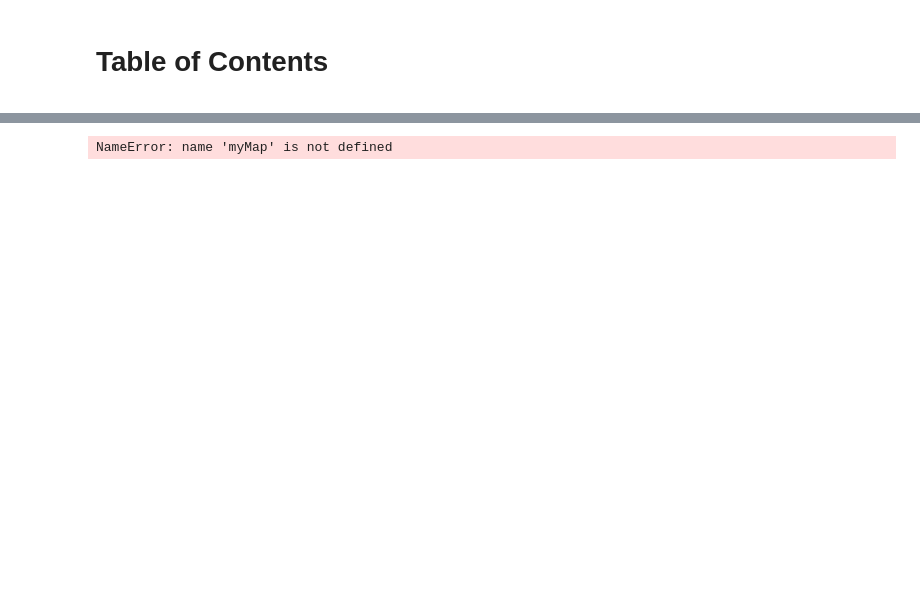
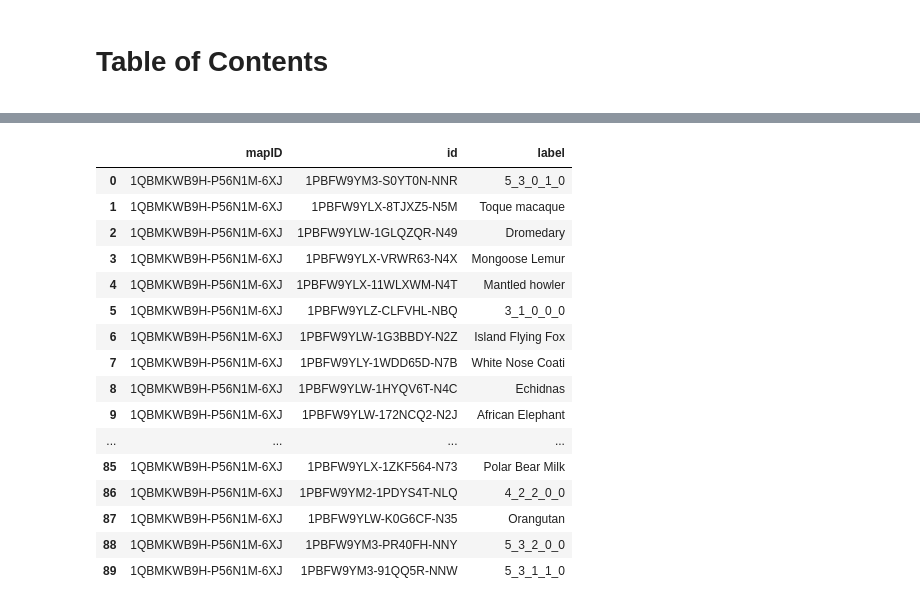
Before and after one commit to mateolan/CMAPpy, a Jupyter notebook: CMAPy.ipynb, the cells around one changed output, grey strips where cells are left out. Cells and saved outputs as stored; diff of their text form; code cells hidden in the pictures; blank space fills up the shorter version.

```diff
--- a/CMAPy.ipynb
+++ b/CMAPy.ipynb
@@ -684,18 +699,42 @@ myMap = CMAP(cmapID='1QBMKWB9H-P56N1M-6XJ') # '1W46SJ7J7-CZ2M5Y-3MW')
 # %%
 #myMap.resMetaPeopleDF()
 #print(myMap.dfResMetaPeople)
 # df= myMap.getResMetaPeople().iloc[:,3:7]
 # display(df)
 # newdf = df[(df.role == 'dc:creator'.split(':')[-1])].iloc[:,1:4]
 # display(newdf)
 #display(df)
 #print(myMap.genLinkingPhraseListXML())
 # display(myMap.dfConcepts.iloc[:,1:])
-print("ResMeta:  " myMap.genResMetaXML())
-display(myMap.getConceptList())
-print(myMap.genConceptListXML())
-display(myMap.getConceptAppearanceList())
-display(myMap.getLinkingPhraseList())
-display(myMap.getLinkingPhraseAppearanceList())
+#print("ResMeta:  " myMap.genResMetaXML())
+#print('pkgInterface')
+#display(myMap.dfKGintrfcs )
+#print('---ConceptList---')
+display (myMap.conceptList().style)
+
+#print('---ConceptAppearanceList---')
+#display(myMap.conceptAppearanceList())
+#print('---ConceptAppListXML---')
+#display(myMap.conceptListXML())
+#print('---LPList---')
+#display(myMap.linkingPhraseList())
+#print('---LP APP List---')
+#display(myMap.linkingPhraseAppearanceList())
 # %% [output]
-NameError: name 'myMap' is not defined
+|  | mapID | id | label |
+| 0 | 1QBMKWB9H-P56N1M-6XJ | 1PBFW9YM3-S0YT0N-NNR | 5_3_0_1_0 |
+| 1 | 1QBMKWB9H-P56N1M-6XJ | 1PBFW9YLX-8TJXZ5-N5M | Toque macaque |
+| 2 | 1QBMKWB9H-P56N1M-6XJ | 1PBFW9YLW-1GLQZQR-N49 | Dromedary |
+| 3 | 1QBMKWB9H-P56N1M-6XJ | 1PBFW9YLX-VRWR63-N4X | Mongoose Lemur |
+| 4 | 1QBMKWB9H-P56N1M-6XJ | 1PBFW9YLX-11WLXWM-N4T | Mantled howler |
+| 5 | 1QBMKWB9H-P56N1M-6XJ | 1PBFW9YLZ-CLFVHL-NBQ | 3_1_0_0_0 |
+| 6 | 1QBMKWB9H-P56N1M-6XJ | 1PBFW9YLW-1G3BBDY-N2Z | Island Flying Fox |
+| 7 | 1QBMKWB9H-P56N1M-6XJ | 1PBFW9YLY-1WDD65D-N7B | White Nose Coati |
+| 8 | 1QBMKWB9H-P56N1M-6XJ | 1PBFW9YLW-1HYQV6T-N4C | Echidnas |
+| 9 | 1QBMKWB9H-P56N1M-6XJ | 1PBFW9YLW-172NCQ2-N2J | African Elephant |
+| ... | ... | ... | ... |
+| 85 | 1QBMKWB9H-P56N1M-6XJ | 1PBFW9YLX-1ZKF564-N73 | Polar Bear Milk |
+| 86 | 1QBMKWB9H-P56N1M-6XJ | 1PBFW9YM2-1PDYS4T-NLQ | 4_2_2_0_0 |
+| 87 | 1QBMKWB9H-P56N1M-6XJ | 1PBFW9YLW-K0G6CF-N35 | Orangutan |
+| 88 | 1QBMKWB9H-P56N1M-6XJ | 1PBFW9YM3-PR40FH-NNY | 5_3_2_0_0 |
+| 89 | 1QBMKWB9H-P56N1M-6XJ | 1PBFW9YM3-91QQ5R-NNW | 5_3_1_1_0 |
```
Also changed, not shown: parts of 2 cells of this notebook, 1 other file.
